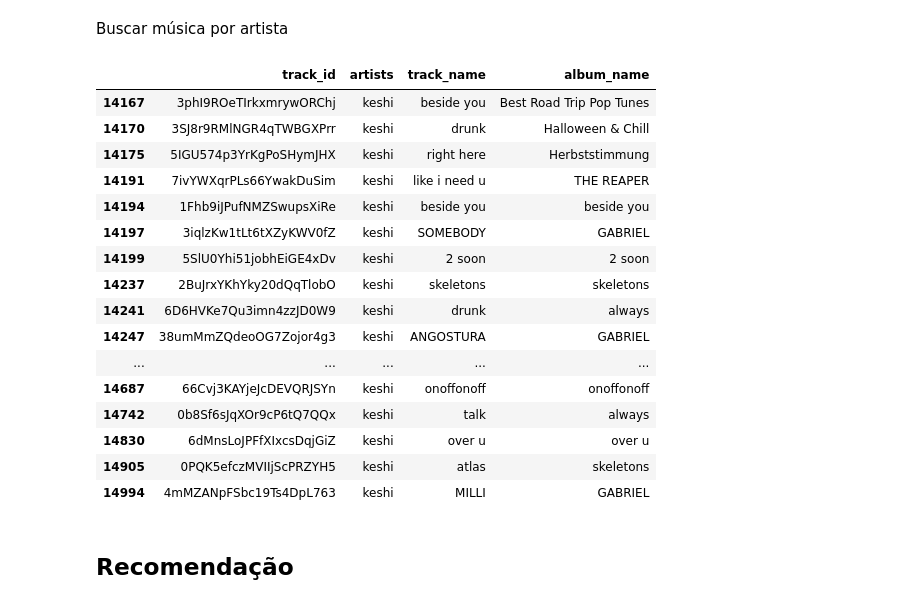
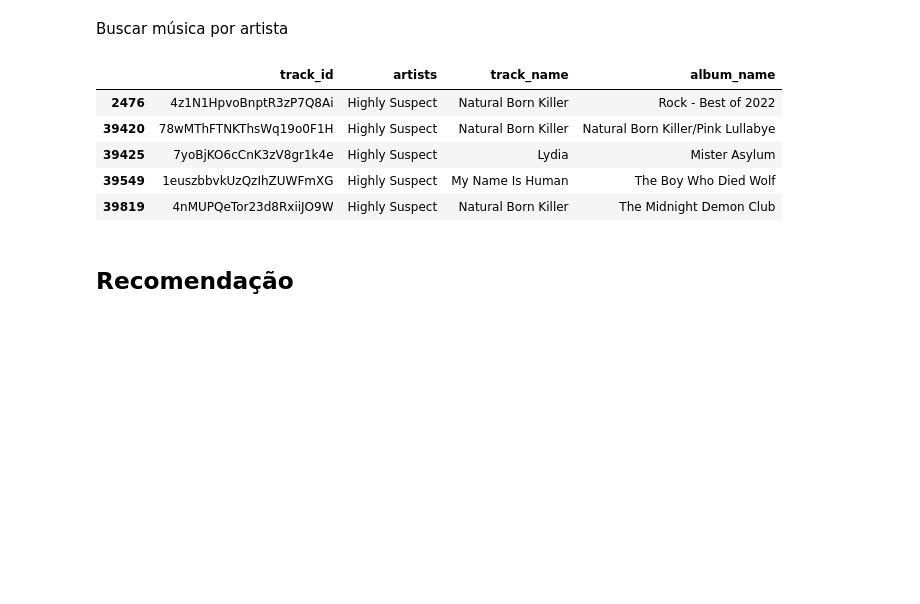
Before and after one commit to DaviMattos14/obsidian_notebook, a Jupyter notebook: Computação Científica e Análise de Dados/Trabalho Final/Apresentação/Apresentacao.ipynb, the cells around one changed output. Drawn from its saved outputs; the diff is of its cells as text; code cells hidden in the pictures; blank space fills up the shorter version.

```diff
--- a/Computação Científica e Análise de Dados/Trabalho Final/Apresentação/Apresentacao.ipynb
+++ b/Computação Científica e Análise de Dados/Trabalho Final/Apresentação/Apresentacao.ipynb
@@ -79,26 +79,15 @@ def recomendar_musicas_por_genero(track_id, df_dados_normalizados, df_musicas):
 # %% [markdown]
 Buscar música por artista
 # %%
-nome_artista = "keshi"
+nome_artista = "Highly Suspect"
 df_musicas[df_musicas['artists'] == nome_artista][['track_id','artists', 'track_name', 'album_name']]
 # %% [output]
 |  | track_id | artists | track_name | album_name |
-| 14167 | 3phI9ROeTIrkxmrywORChj | keshi | beside you | Best Road Trip Pop Tunes |
-| 14170 | 3SJ8r9RMlNGR4qTWBGXPrr | keshi | drunk | Halloween & Chill |
-| 14175 | 5IGU574p3YrKgPoSHymJHX | keshi | right here | Herbststimmung |
-| 14191 | 7ivYWXqrPLs66YwakDuSim | keshi | like i need u | THE REAPER |
-| 14194 | 1Fhb9iJPufNMZSwupsXiRe | keshi | beside you | beside you |
-| 14197 | 3iqlzKw1tLt6tXZyKWV0fZ | keshi | SOMEBODY | GABRIEL |
-| 14199 | 5SlU0Yhi51jobhEiGE4xDv | keshi | 2 soon | 2 soon |
-| 14237 | 2BuJrxYKhYky20dQqTlobO | keshi | skeletons | skeletons |
-| 14241 | 6D6HVKe7Qu3imn4zzJD0W9 | keshi | drunk | always |
-| 14247 | 38umMmZQdeoOG7Zojor4g3 | keshi | ANGOSTURA | GABRIEL |
-| ... | ... | ... | ... | ... |
-| 14687 | 66Cvj3KAYjeJcDEVQRJSYn | keshi | onoffonoff | onoffonoff |
-| 14742 | 0b8Sf6sJqXOr9cP6tQ7QQx | keshi | talk | always |
-| 14830 | 6dMnsLoJPFfXIxcsDqjGiZ | keshi | over u | over u |
-| 14905 | 0PQK5efczMVIIjScPRZYH5 | keshi | atlas | skeletons |
-| 14994 | 4mMZANpFSbc19Ts4DpL763 | keshi | MILLI | GABRIEL |
+| 2476 | 4z1N1HpvoBnptR3zP7Q8Ai | Highly Suspect | Natural Born Killer | Rock - Best of 2022 |
+| 39420 | 78wMThFTNKThsWq19o0F1H | Highly Suspect | Natural Born Killer | Natural Born Killer/Pink Lullabye |
+| 39425 | 7yoBjKO6cCnK3zV8gr1k4e | Highly Suspect | Lydia | Mister Asylum |
+| 39549 | 1euszbbvkUzQzIhZUWFmXG | Highly Suspect | My Name Is Human | The Boy Who Died Wolf |
+| 39819 | 4nMUPQeTor23d8RxiiJO9W | Highly Suspect | Natural Born Killer | The Midnight Demon Club |
 # %% [markdown]
 ## Recomendação
 # %%
```
Also changed, not shown: parts of 11 cells of this notebook, 5 other files.
